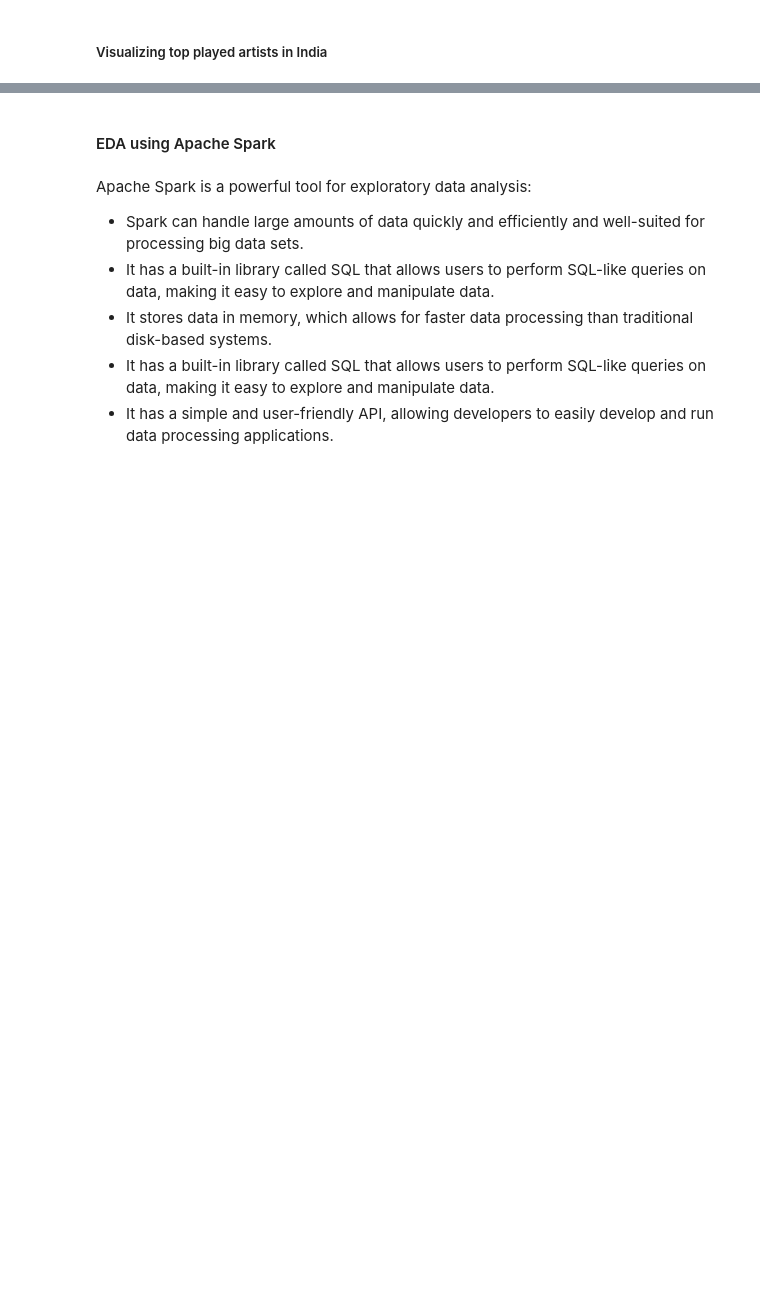
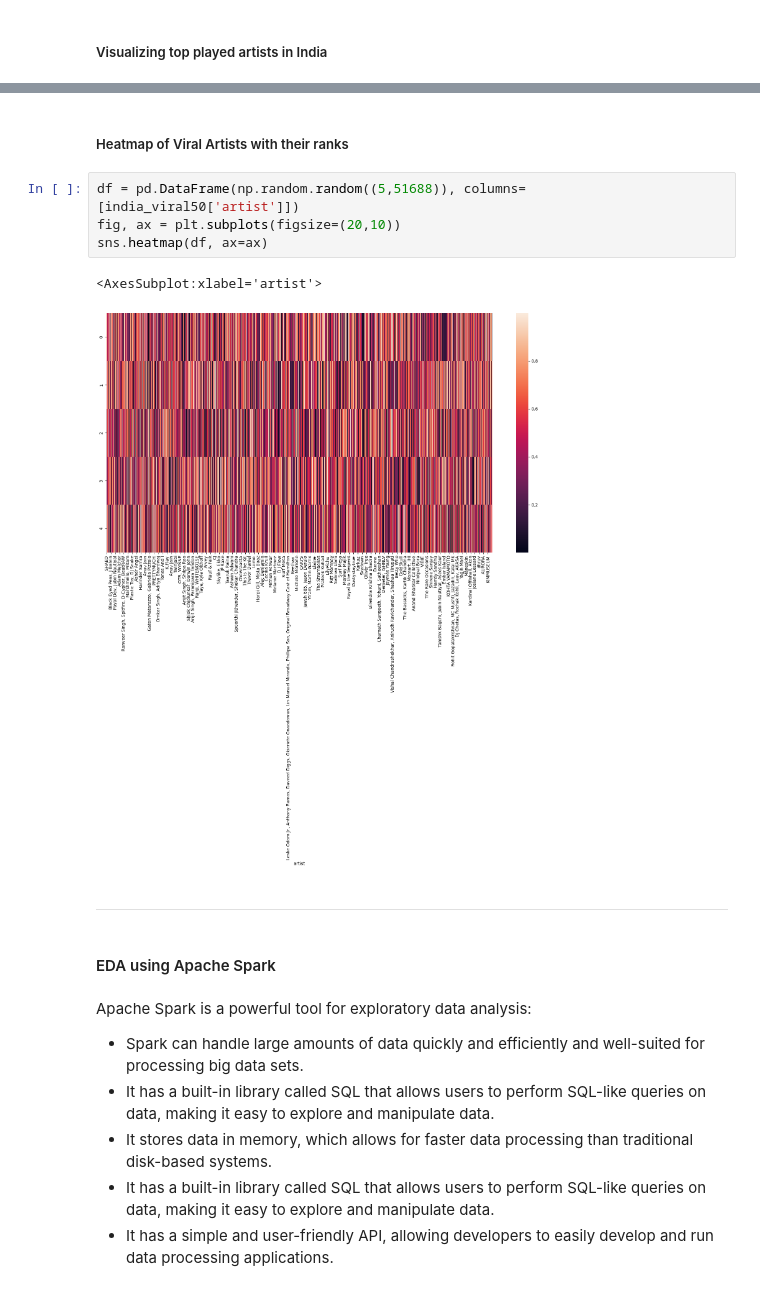
Before and after one commit to cmulay/spotify-eda, a Jupyter notebook: spotify-eda.ipynb, the cells around one changed output, grey strips where cells are left out. Cells and saved outputs as stored; diff of their text form; blank space fills up the shorter version.

```diff
--- a/spotify-eda.ipynb
+++ b/spotify-eda.ipynb
@@ -268,3 +276,14 @@ sns.heatmap(df)
+# %% [markdown]
+##### Heatmap of Viral Artists with their ranks
+# %%
+df = pd.DataFrame(np.random.random((5,51688)), columns=[india_viral50['artist']])
+fig, ax = plt.subplots(figsize=(20,10))
+sns.heatmap(df, ax=ax)
+# %% [output]
+<AxesSubplot:xlabel='artist'>
+[figure, added]
+# %% [markdown]
+---
 # %% [markdown]
 #### EDA using Apache Spark
 # %% [markdown]
```
Also changed, not shown: parts of 14 cells of this notebook, 2 other files.
